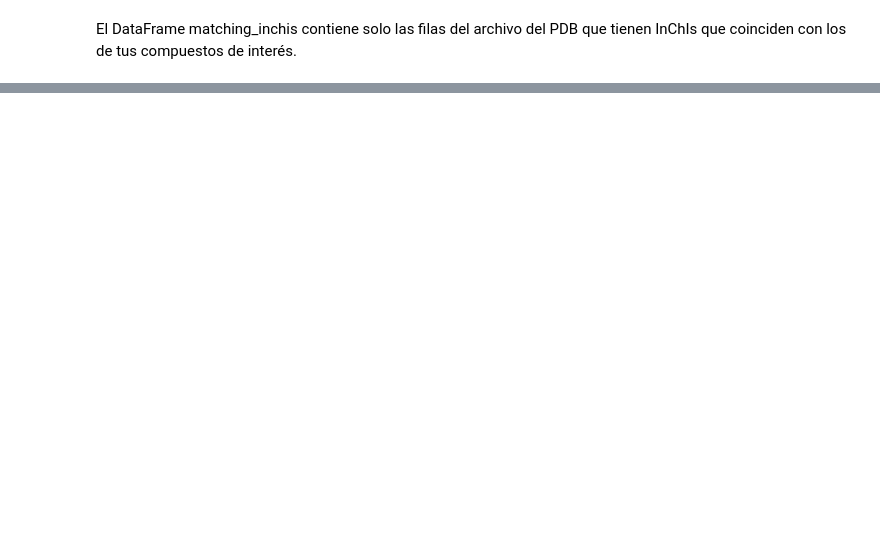
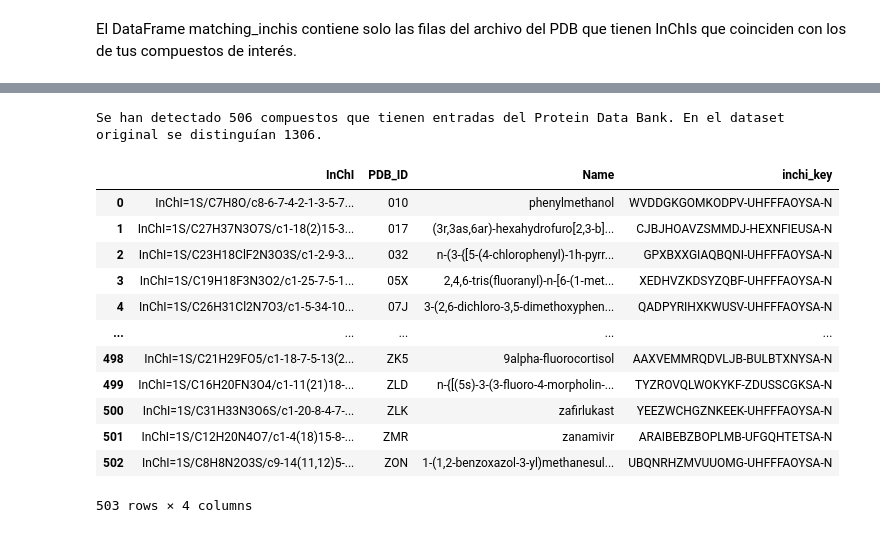
Before and after one commit to GabriManz/Interacciones-Proteina-Farmaco, a Jupyter notebook: Interacciones.ipynb, the cells around one changed output, grey strips where cells are left out. Cells and saved outputs as stored; diff of their text form; code cells hidden in the pictures; blank space fills up the shorter version.

```diff
--- a/Interacciones.ipynb
+++ b/Interacciones.ipynb
@@ -130,0 +151,10 @@ matching_inchis
+# %%
+# Leer el archivo InChI desde el URL
+inchi_key_url = "http://ligand-expo.rcsb.org/dictionaries/Components-inchikey.ich"
+inchi_key = pd.read_csv(inchi_key_url, sep='\t', header=None)
+
+# Asignar nombres de columnas si no están presentes
+inchi_key.columns = ['inchi_key', 'PDB_ID', 'Name']
+
+# Mostrar primeras filas para verificar los datos
+inchi_key.head()
@@ -130,0 +168,9 @@ matching_inchis
+# %%
+# Para propósitos de demostración, supongamos que tienes una lista de InChIKeys:
+inchi_key_set = set(df['inchi_key'])
+
+# Filtrar las entradas del archivo InChIKey que están en el conjunto
+matching_inchis_keys = inchi_key[inchi_key['inchi_key'].isin(inchi_key_set)]
+
+# Mostrar resultados filtrados
+matching_inchis_keys
@@ -130,0 +191,27 @@ matching_inchis
+# %%
+print(f"Se han detectado {matching_inchis_keys.shape[0]} compuestos que tienen entradas del Protein Data Bank. En el dataset original se distinguían {df.shape[0]}.")
+# %% [output]
+Se han detectado 506 compuestos que tienen entradas del Protein Data Bank. En el dataset original se distinguían 1306.
+# %%
+# Unir los DataFrames
+result = pd.merge(
+    matching_inchis,
+    matching_inchis_keys,
+    on=['PDB_ID', 'Name']
+)
+
+result
+# %% [output]
+|  | InChI | PDB_ID | Name | inchi_key |
+| 0 | InChI=1S/C7H8O/c8-6-7-4-2-1-3-5-7... | 010 | phenylmethanol | WVDDGKGOMKODPV-UHFFFAOYSA-N |
+| 1 | InChI=1S/C27H37N3O7S/c1-18(2)15-3... | 017 | (3r,3as,6ar)-hexahydrofuro[2,3-b]... | CJBJHOAVZSMMDJ-HEXNFIEUSA-N |
+| 2 | InChI=1S/C23H18ClF2N3O3S/c1-2-9-3... | 032 | n-(3-{[5-(4-chlorophenyl)-1h-pyrr... | GPXBXXGIAQBQNI-UHFFFAOYSA-N |
+| 3 | InChI=1S/C19H18F3N3O2/c1-25-7-5-1... | 05X | 2,4,6-tris(fluoranyl)-n-[6-(1-met... | XEDHVZKDSYZQBF-UHFFFAOYSA-N |
+| 4 | InChI=1S/C26H31Cl2N7O3/c1-5-34-10... | 07J | 3-(2,6-dichloro-3,5-dimethoxyphen... | QADPYRIHXKWUSV-UHFFFAOYSA-N |
+| ... | ... | ... | ... | ... |
+| 498 | InChI=1S/C21H29FO5/c1-18-7-5-13(2... | ZK5 | 9alpha-fluorocortisol | AAXVEMMRQDVLJB-BULBTXNYSA-N |
+| 499 | InChI=1S/C16H20FN3O4/c1-11(21)18-... | ZLD | n-{[(5s)-3-(3-fluoro-4-morpholin-... | TYZROVQLWOKYKF-ZDUSSCGKSA-N |
+| 500 | InChI=1S/C31H33N3O6S/c1-20-8-4-7-... | ZLK | zafirlukast | YEEZWCHGZNKEEK-UHFFFAOYSA-N |
+| 501 | InChI=1S/C12H20N4O7/c1-4(18)15-8-... | ZMR | zanamivir | ARAIBEBZBOPLMB-UFGQHTETSA-N |
+| 502 | InChI=1S/C8H8N2O3S/c9-14(11,12)5-... | ZON | 1-(1,2-benzoxazol-3-yl)methanesul... | UBQNRHZMVUUOMG-UHFFFAOYSA-N |
+503 rows × 4 columns
```
Also changed, not shown: parts of 17 cells of this notebook, 1 other file.
